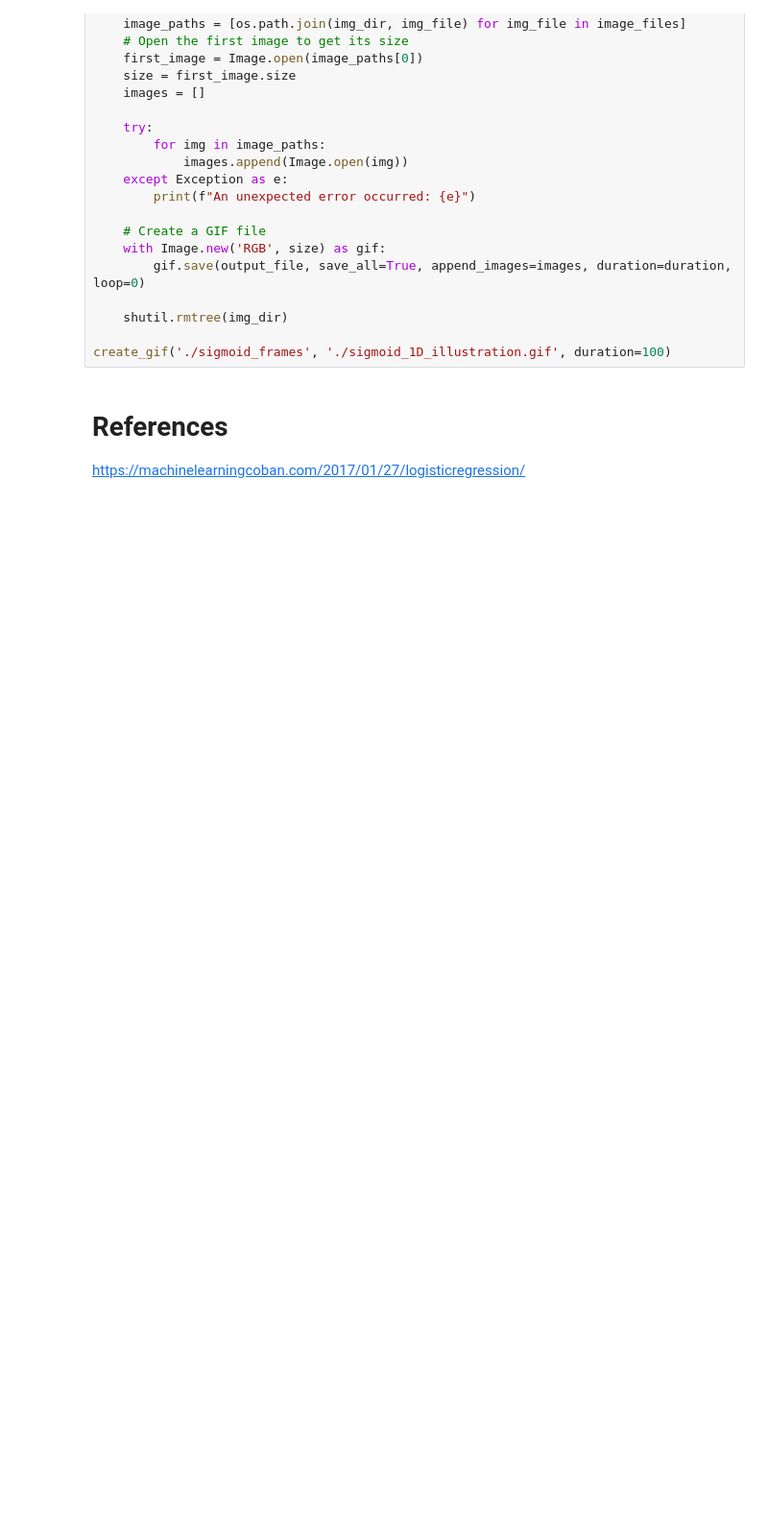
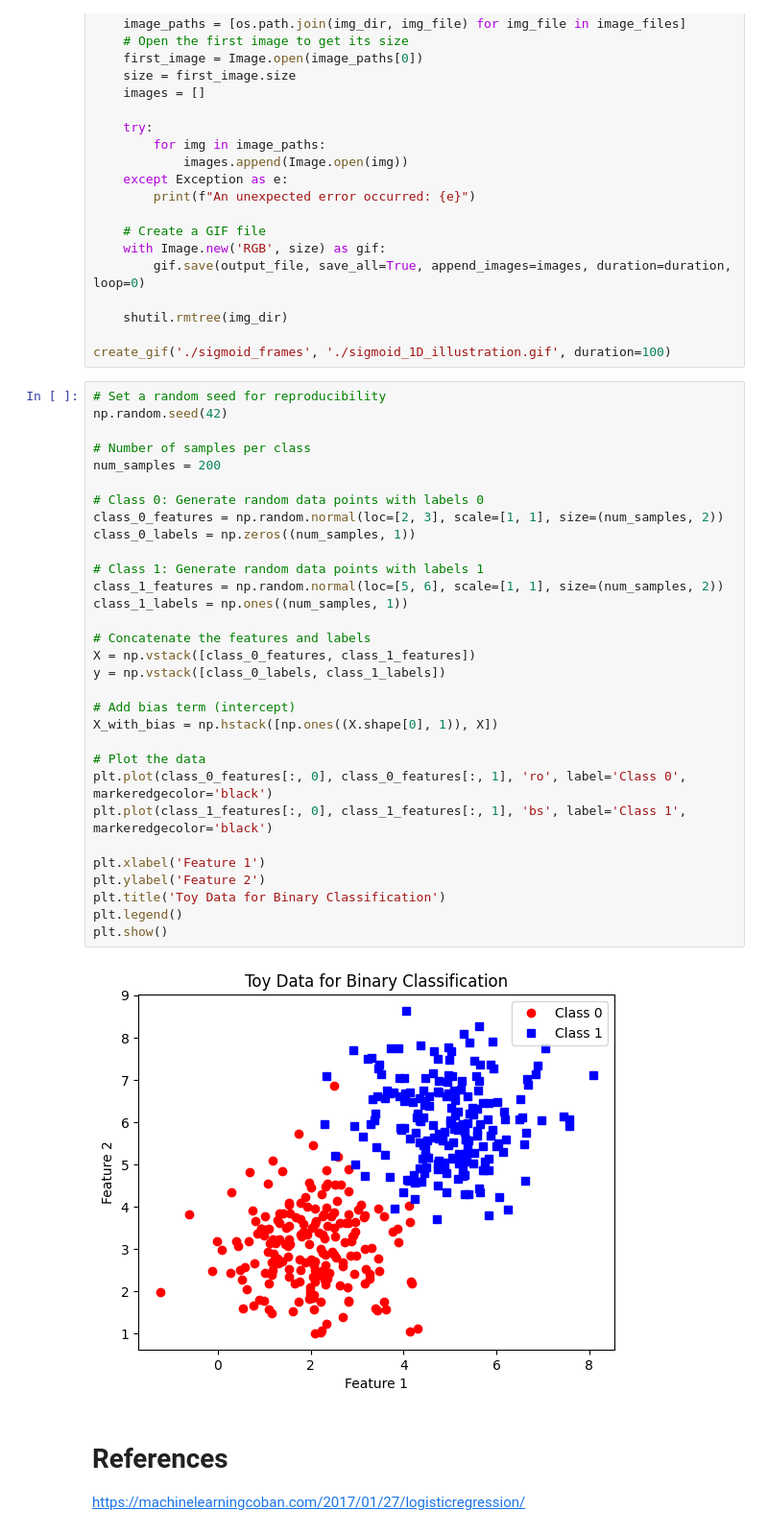
Before and after one commit to GiaKhangLuu/deep_learning_exercises, a Jupyter notebook: day_01/sigmoid_example.ipynb, the cells around one changed output. Shown at 96% size. Saved outputs shown, nothing was run; the diff lists cells and outputs as text; blank space fills up the shorter version.

```diff
--- a/day_01/sigmoid_example.ipynb
+++ b/day_01/sigmoid_example.ipynb
@@ -116,6 +119,39 @@ def create_gif(img_dir, output_file, duration=500):
     shutil.rmtree(img_dir)
 
 create_gif('./sigmoid_frames', './sigmoid_1D_illustration.gif', duration=100)
+# %%
+# Set a random seed for reproducibility
+np.random.seed(42)
+
+# Number of samples per class
+num_samples = 200
+
+# Class 0: Generate random data points with labels 0
+class_0_features = np.random.normal(loc=[2, 3], scale=[1, 1], size=(num_samples, 2))
+class_0_labels = np.zeros((num_samples, 1))
+
+# Class 1: Generate random data points with labels 1
+class_1_features = np.random.normal(loc=[5, 6], scale=[1, 1], size=(num_samples, 2))
+class_1_labels = np.ones((num_samples, 1))
+
+# Concatenate the features and labels
+X = np.vstack([class_0_features, class_1_features])
+y = np.vstack([class_0_labels, class_1_labels])
+
+# Add bias term (intercept)
+X_with_bias = np.hstack([np.ones((X.shape[0], 1)), X])
+
+# Plot the data
+plt.plot(class_0_features[:, 0], class_0_features[:, 1], 'ro', label='Class 0', markeredgecolor='black')
+plt.plot(class_1_features[:, 0], class_1_features[:, 1], 'bs', label='Class 1', markeredgecolor='black')
+
+plt.xlabel('Feature 1')
+plt.ylabel('Feature 2')
+plt.title('Toy Data for Binary Classification')
+plt.legend()
+plt.show()
+# %% [output]
+[figure, added]
 # %% [markdown]
 # References
 
```
Also changed, not shown: parts of 1 cell of this notebook, 2 other files.
